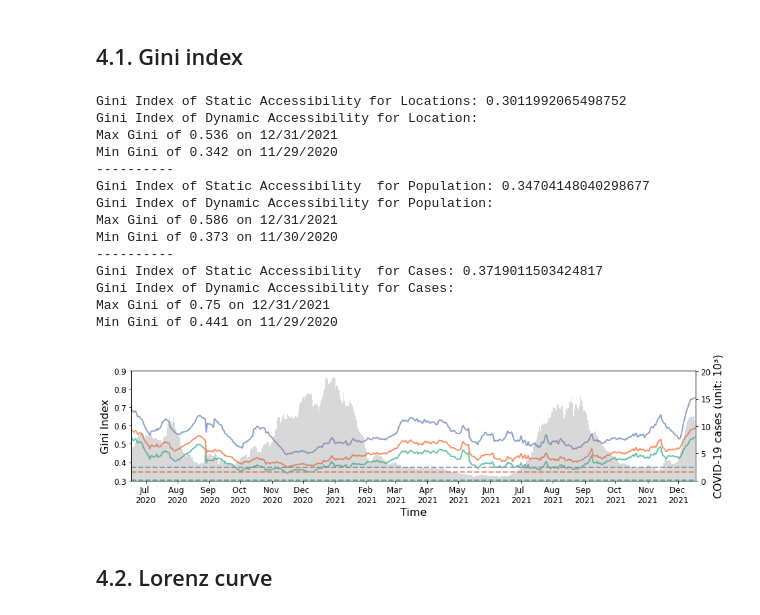
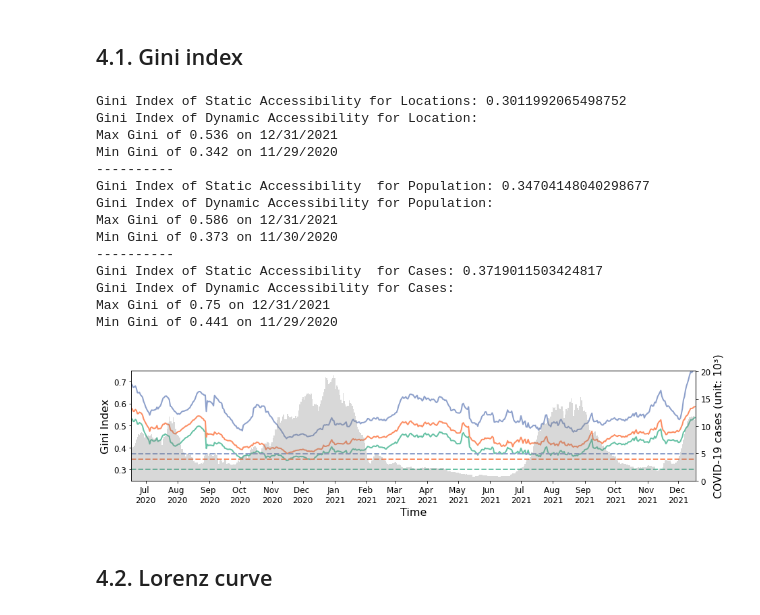
Before and after one commit to cybergis/ST_ICU_Access, a Jupyter notebook: New_Daily changes in spatial accessibility to ICU beds during the COVID-19 pandemic.ipynb, the cells around one changed output. Drawn from its saved outputs; the diff is of its cells as text; code cells hidden in the pictures.

```diff
--- a/New_Daily changes in spatial accessibility to ICU beds during the COVID-19 pandemic.ipynb
+++ b/New_Daily changes in spatial accessibility to ICU beds during the COVID-19 pandemic.ipynb
@@ -777,37 +777,37 @@ period = ['07/15/2020', '08/15/2020', '09/15/2020', '10/15/2020', '11/15/2020',
           '01/15/2021', '02/15/2021', '03/15/2021', '04/15/2021', '05/15/2021', '06/15/2021',
           '07/15/2021', '08/15/2021', '09/15/2021', '10/15/2021', '11/15/2021', '12/15/2021'
          ]
 
-ax.set_ylim(0.3, 0.9)
+ax.set_ylim(0.25, 0.75)
 ax.set_xlim(0, len(focus_date_dict.keys()))
 ax.set_xticks([list(focus_date_dict.keys()).index(val) for val in period])
 ax.set_xticklabels([datetime.datetime.strptime(val, '%m/%d/%Y').strftime('%b \n%Y') for val in period], fontsize=12)
-ax.set_yticks([0.3, 0.4, 0.5, 0.6, 0.7, 0.8, 0.9])
-ax.set_yticklabels([0.3, 0.4, 0.5, 0.6, 0.7, 0.8, 0.9], fontsize=12)
+ax.set_yticks([0.3, 0.4, 0.5, 0.6, 0.7])
+ax.set_yticklabels([0.3, 0.4, 0.5, 0.6, 0.7], fontsize=12)
 
 ax2.set_yticks([0, 5000, 10000, 15000, 20000])
 ax2.set_yticklabels([0, 5, 10, 15, 20], fontsize=12)
 ax.set_xlabel('Time', fontsize=16)
 ax.set_ylabel('Gini Index', fontsize=16)
 ax2.set_ylabel('COVID-19 cases (unit: 10³)', fontsize=16)
 
 plt.show()
 # %% [output]
 Gini Index of Static Accessibility for Locations: 0.3011992065498752
 Gini Index of Dynamic Accessibility for Location:
 Max Gini of 0.536 on 12/31/2021
 Min Gini of 0.342 on 11/29/2020
 ----------
 Gini Index of Static Accessibility  for Population: 0.34704148040298677
 Gini Index of Dynamic Accessibility for Population:
 Max Gini of 0.586 on 12/31/2021
 Min Gini of 0.373 on 11/30/2020
 ----------
 Gini Index of Static Accessibility  for Cases: 0.3719011503424817
 Gini Index of Dynamic Accessibility for Cases:
 Max Gini of 0.75 on 12/31/2021
 Min Gini of 0.441 on 11/29/2020
-[figure, old version]
+[figure, new version]
 # %% [markdown]
 ## 4.2. Lorenz curve
 # %%
```
Also changed, not shown: parts of 5 cells of this notebook, 4 other files.
